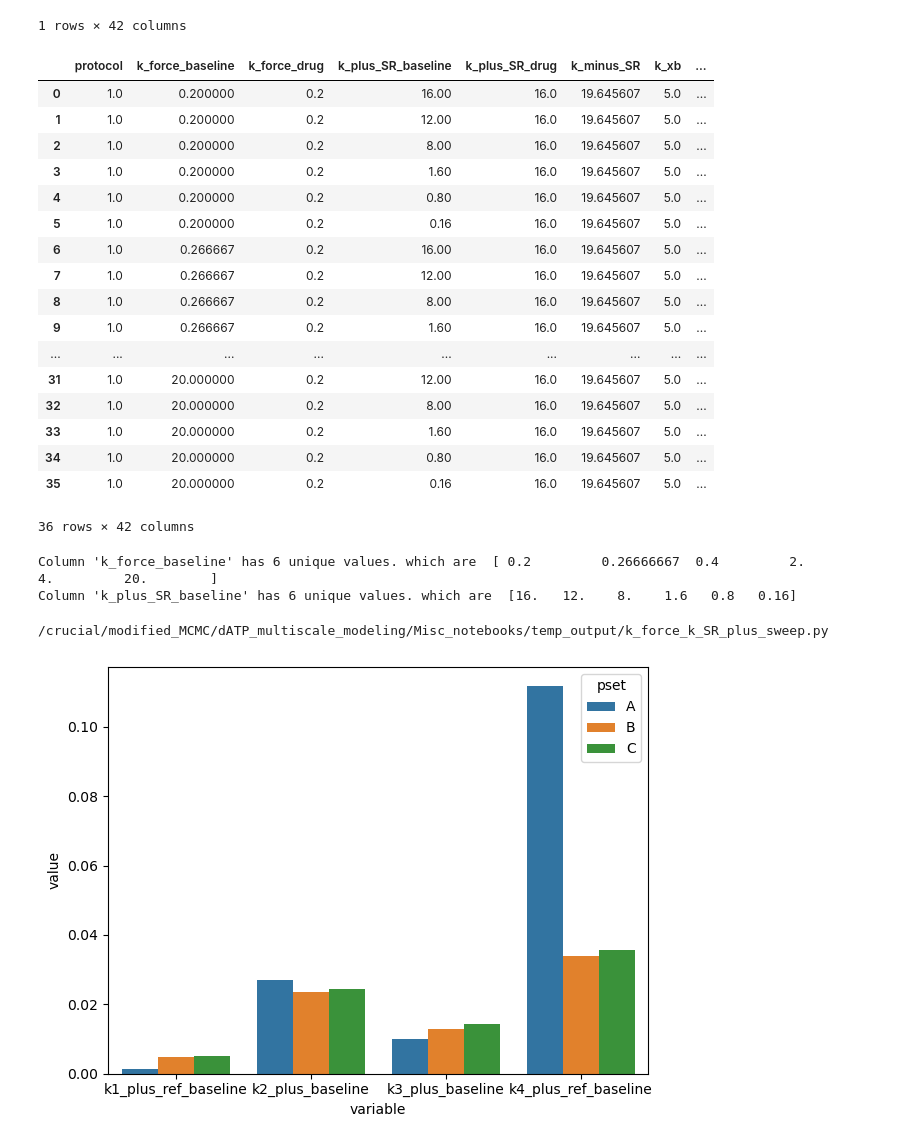
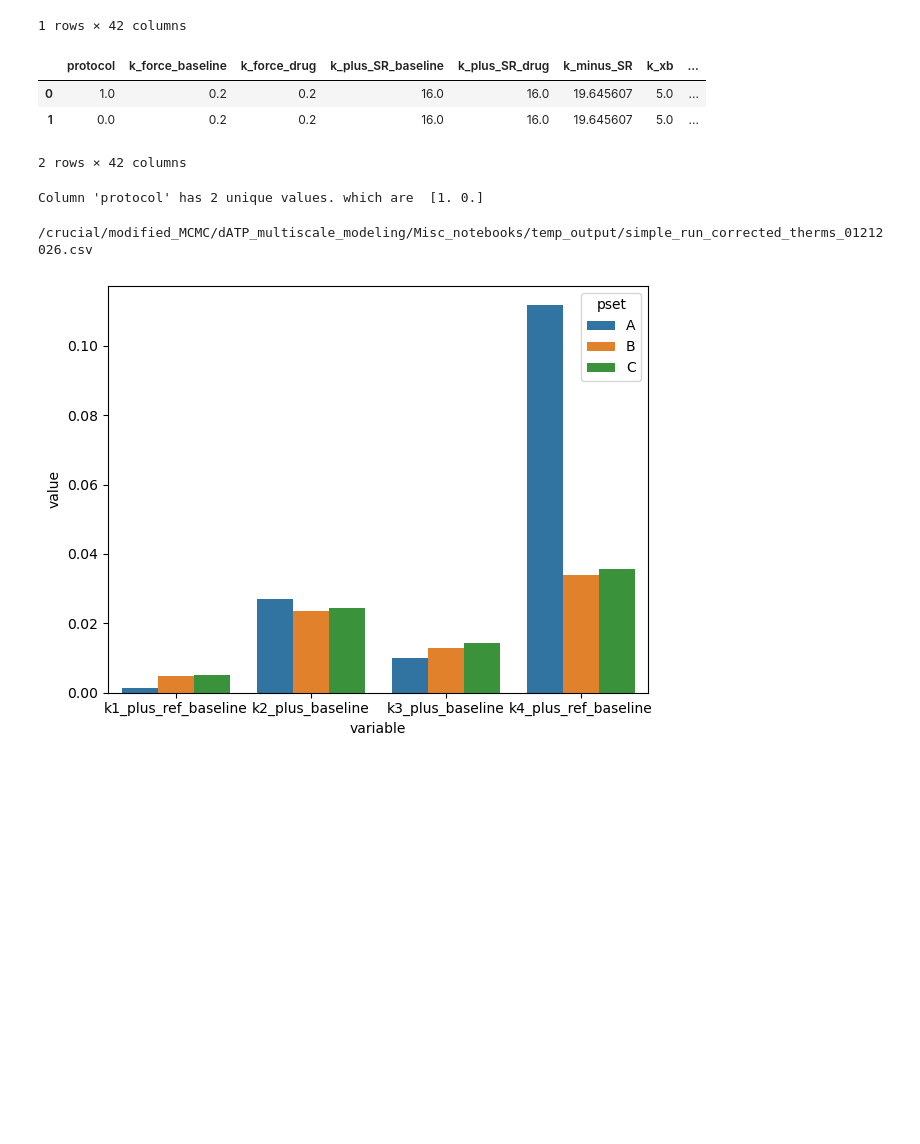
Before and after one commit to marcushock/dATP_multiscale_modeling, a Jupyter notebook: Misc_notebooks/parameter_input_generator.ipynb, the cells around one changed output. Saved outputs shown, nothing was run; the diff lists cells and outputs as text; code cells hidden in the pictures; blank space fills up the shorter version.

```diff
--- a/Misc_notebooks/parameter_input_generator.ipynb
+++ b/Misc_notebooks/parameter_input_generator.ipynb
@@ -201,72 +191,55 @@ scaling_array = np.array([1, 0.75, 0.5, 0.1, 0.05, 0.01])
 previous_csv['K_D'] = 6.817
 
 drug_conc = add_parameter_grid(previous_csv, {
-    # 'protocol': [1,0],
+    'protocol': [1,0],
     # 'K_D': [6.817],
     # 'k_plus_SS': [0.02],
     # 'k2_plus_baseline': k2_drug_rates,
     'coop_N': [1],
-    # 'percent_drug': [0],
+    'percent_drug': [0],
     'alpha' : [0.01],
     'beta' : [0.75],
     'eta' : [0.85],
-    'k_force_baseline': previous_csv['k_force_baseline'].values[0] / scaling_array,
-    'k_plus_SR_baseline': previous_csv['k_plus_SR_baseline'].values[0] * scaling_array,
+    # 'k_force_baseline': previous_csv['k_force_baseline'].values[0] / scaling_array,
+    # 'k_plus_SR_baseline': previous_csv['k_plus_SR_baseline'].values[0] * scaling_array,
     # 'gamma_B': [previous_csv['gamma_B'].values[0] ,1],
     # 'gamma_M': [previous_csv.loc[0,'gamma_M'], previous_csv.loc[0,'gamma_M'] * 0.5, 1],
     # 'mu_B': [previous_csv['mu_B'].values[0] ,1],
     # 'mu_M': [previous_csv.loc[0,'mu_M'], 1],
 })
 
 
 
 # May or may not want to comment this
 drug_conc.K_D = 6.817
 # Remove the first row which is duplicate of baseline
 drug_conc = drug_conc.iloc[1: , :].reset_index(drop=True)
 
 # drug_conc2 = drug_conc2.iloc[1: , :].reset_index(drop=True)
 
 # drug_conc3 = drug_conc3.iloc[1: , :].reset_index(drop=True)
 
 # drug_conc = pd.concat([drug_conc, drug_conc2, drug_conc3], ignore_index=True)
 drug_conc.K_D = 6.817
-
-initial_k_sr_ratio = previous_csv['k_plus_SR_baseline'].values[0] / previous_csv['k_minus_SR'].values[0]
-initial_k_sr_ratio
+drug_conc
 # %% [output]
 |  | protocol | k_force_baseline | k_force_drug | k_plus_SR_baseline | k_plus_SR_drug | k_minus_SR | k_xb | ... |
-| 0 | 1.0 | 0.200000 | 0.2 | 16.00 | 16.0 | 19.645607 | 5.0 | ... |
-| 1 | 1.0 | 0.200000 | 0.2 | 12.00 | 16.0 | 19.645607 | 5.0 | ... |
-| 2 | 1.0 | 0.200000 | 0.2 | 8.00 | 16.0 | 19.645607 | 5.0 | ... |
-| 3 | 1.0 | 0.200000 | 0.2 | 1.60 | 16.0 | 19.645607 | 5.0 | ... |
-| 4 | 1.0 | 0.200000 | 0.2 | 0.80 | 16.0 | 19.645607 | 5.0 | ... |
-| 5 | 1.0 | 0.200000 | 0.2 | 0.16 | 16.0 | 19.645607 | 5.0 | ... |
-| 6 | 1.0 | 0.266667 | 0.2 | 16.00 | 16.0 | 19.645607 | 5.0 | ... |
-| 7 | 1.0 | 0.266667 | 0.2 | 12.00 | 16.0 | 19.645607 | 5.0 | ... |
-| 8 | 1.0 | 0.266667 | 0.2 | 8.00 | 16.0 | 19.645607 | 5.0 | ... |
-| 9 | 1.0 | 0.266667 | 0.2 | 1.60 | 16.0 | 19.645607 | 5.0 | ... |
-| ... | ... | ... | ... | ... | ... | ... | ... | ... |
-| 31 | 1.0 | 20.000000 | 0.2 | 12.00 | 16.0 | 19.645607 | 5.0 | ... |
-| 32 | 1.0 | 20.000000 | 0.2 | 8.00 | 16.0 | 19.645607 | 5.0 | ... |
-| 33 | 1.0 | 20.000000 | 0.2 | 1.60 | 16.0 | 19.645607 | 5.0 | ... |
-| 34 | 1.0 | 20.000000 | 0.2 | 0.80 | 16.0 | 19.645607 | 5.0 | ... |
-| 35 | 1.0 | 20.000000 | 0.2 | 0.16 | 16.0 | 19.645607 | 5.0 | ... |
+| 0 | 1.0 | 0.2 | 0.2 | 16.0 | 16.0 | 19.645607 | 5.0 | ... |
+| 1 | 0.0 | 0.2 | 0.2 | 16.0 | 16.0 | 19.645607 | 5.0 | ... |
-36 rows × 42 columns
+2 rows × 42 columns
 # %%
 for col in drug_conc.columns:
     if drug_conc[col].nunique() > 1:
         print(f"Column '{col}' has {drug_conc[col].nunique()} unique values. which are  {drug_conc[col].unique()} ")
 # %% [output]
-Column 'k_force_baseline' has 6 unique values. which are  [ 0.2         0.26666667  0.4         2.          4.         20.        ]
-Column 'k_plus_SR_baseline' has 6 unique values. which are  [16.   12.    8.    1.6   0.8   0.16]
+Column 'protocol' has 2 unique values. which are  [1. 0.]
 # %%
 if input("Want to save this? (y/n) ") == 'y':
     fname = input("Write the filename you want to save as (include the .csv extension): ")
     drug_conc.to_csv(f'temp_output/{fname}', index=False)
     print(f"/crucial/modified_MCMC/dATP_multiscale_modeling/Misc_notebooks/temp_output/{fname}")
 # %% [output]
-/crucial/modified_MCMC/dATP_multiscale_modeling/Misc_notebooks/temp_output/k_force_k_SR_plus_sweep.py
+/crucial/modified_MCMC/dATP_multiscale_modeling/Misc_notebooks/temp_output/simple_run_corrected_therms_01212026.csv
 # %%
 cols  = ['k1_plus_ref_baseline', 'k2_plus_baseline', 'k3_plus_baseline', 'k4_plus_ref_baseline']
 # %%
```
Also changed, not shown: parts of 1 cell of this notebook, 1 other file.
